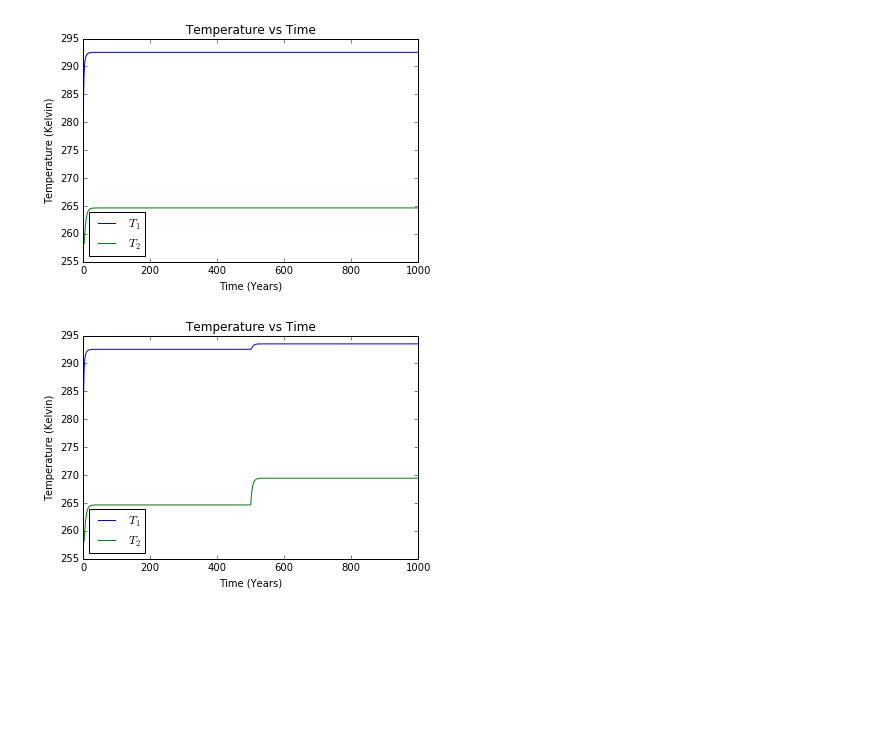
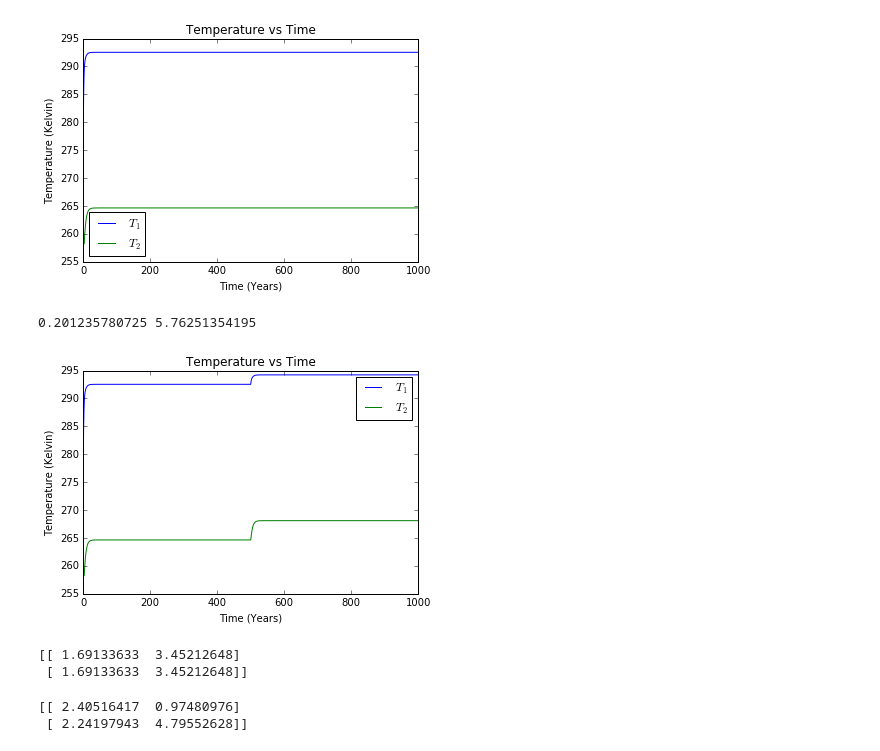
Before and after one commit to ccovington1959/Climate-Model, a Jupyter notebook: Climate Model.ipynb, the cells around one changed output. Drawn from its saved outputs; the diff is of its cells as text; code cells hidden in the pictures; blank space fills up the shorter version.

```diff
--- a/Climate Model.ipynb
+++ b/Climate Model.ipynb
@@ -64,36 +65,42 @@ show()
 # %%
 aeq = a[-2]             # a value at equilibrium
 Feq = F[-2]
+print(aeq,Feq)
+# %% [output]
+0.201235780725 5.76251354195
 # %%
 # With all feedbacks on
 t = arange(0,maxtime,dt) # time array
 Tfon = zeros((2,length,maxtime))
 Teqfon = zeros((2,2))
 dTfon = zeros((2,2))
 a = zeros((length,maxtime))    # fractional area of hemisphere covered in ice array
 F = zeros((length,maxtime))    # atmospheric heat transport array
 Tfon[0,:,0] = T10           # sets initial temperature for T_1 box
 Tfon[1,:,0] = T20           # sets initial temperature for T_2 box
 for i in range(0,length):
     for j in range(0,len(t)-1):   # creates loop that cycles through all of the arrays
         F[i][j] = newF(Tfon[0][i][j],Tfon[1][i][j]) # sets new F value
         a[i][j] = newa(Tfon[0][i][j],Tfon[1][i][j])             # sets new a value
         if j < maxtime / 2.0:
             Teqfon[i][0] = Tfon[0][i][j]
             Teqfon[i][1] = Tfon[1][i][j]
             Tfon[0][i][j+1] = Tfon[0][i][j] + (HdT1(F[i][j],Tfon[0][i][j],0.0)) / H * dt             # updates temperature for T_1 box
             Tfon[1][i][j+1] = Tfon[1][i][j] + (HdT2(a[i][j],F[i][j],Tfon[1][i][j],0.0)) / H * dt  # updates temperature for T_2 box
         else:
-            Tfon[0][i][j+1] = Tfon[0][i][j] + (HdT1(F[i][j],Tfon[0][i][j],epsilon[i][0])) / H * dt             # updates temperature for T_1 box
-            Tfon[1][i][j+1] = Tfon[1][i][j] + (HdT2(a[i][j],F[i][j],Tfon[1][i][j],epsilon[i][1])) / H * dt  # updates temperature for T_2 box
+            Tfon[0][i][j+1] = Tfon[0][i][j] + (HdT1(F[i][j],Tfon[0][i][j],0.5)) / H * dt#epsilon[i][0])) / H * dt             # updates temperature for T_1 box
+            Tfon[1][i][j+1] = Tfon[1][i][j] + (HdT2(a[i][j],F[i][j],Tfon[1][i][j],0.5)) / H * dt#epsilon[i][1])) / H * dt  # updates temperature for T_2 box
     dTfon[i][0] = Tfon[0][i][-1] - Teqfon[i][0]
     dTfon[i][1] = Tfon[1][i][-1] - Teqfon[i][1]
-plot(t,Tfon[0][1],label="$T_1$")        # plots temperature vs time graph for T_1 box
-plot(t,Tfon[1][1],label="$T_2$")        # plots temperature vs time graph for T_2 box
+plot(t,Tfon[0][0],label="$T_1$")        # plots temperature vs time graph for T_1 box
+plot(t,Tfon[1][0],label="$T_2$")        # plots temperature vs time graph for T_2 box
 legend(loc="best")
 ylabel("Temperature (Kelvin)")
 xlabel("Time (Years)")
 title("Temperature vs Time")
 show()
+print(dTfon)
 # %% [output]
-[figure, old version]
+[figure, new version]
+[[ 1.69133633  3.45212648]
+ [ 1.69133633  3.45212648]]
@@ -104,3 +107,9 @@ for i in range(0,length):
+# %%
+lambdafon = np.matrix.transpose(dTfon)
+print(lambdafon)
+# %% [output]
+[[ 2.40516417  0.97480976]
+ [ 2.24197943  4.79552628]]
 # %%
 # With all feedbacks off
 t = arange(0,maxtime,dt) # time array
```
Also changed, not shown: parts of 20 cells of this notebook.
